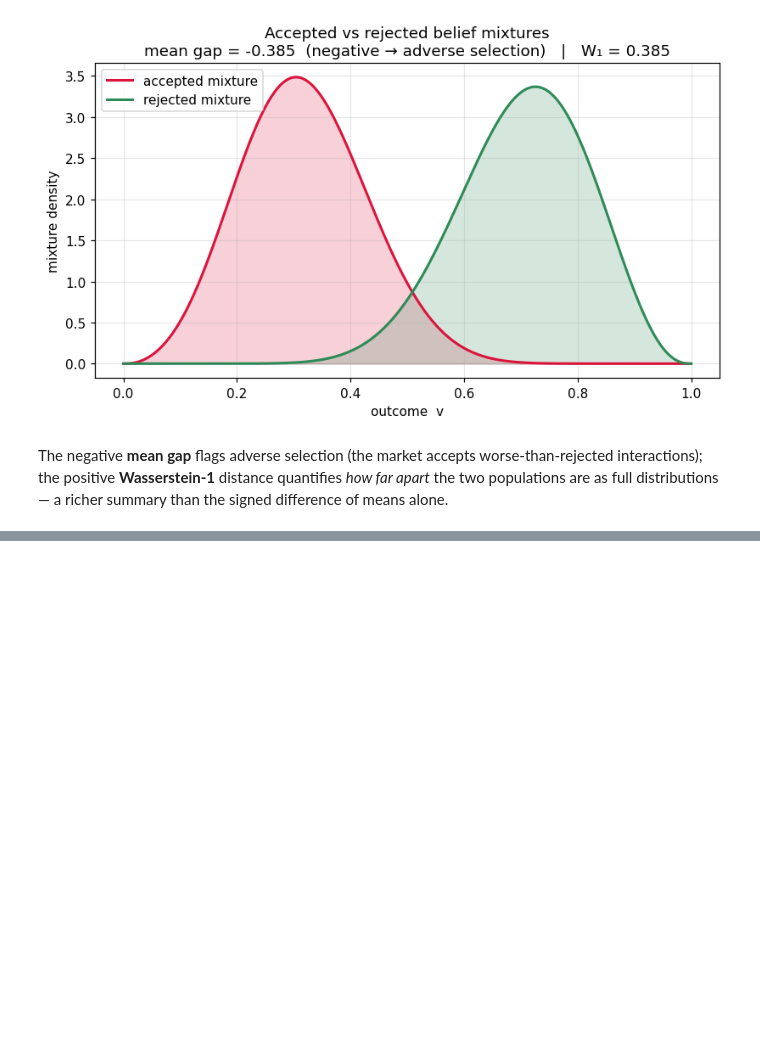
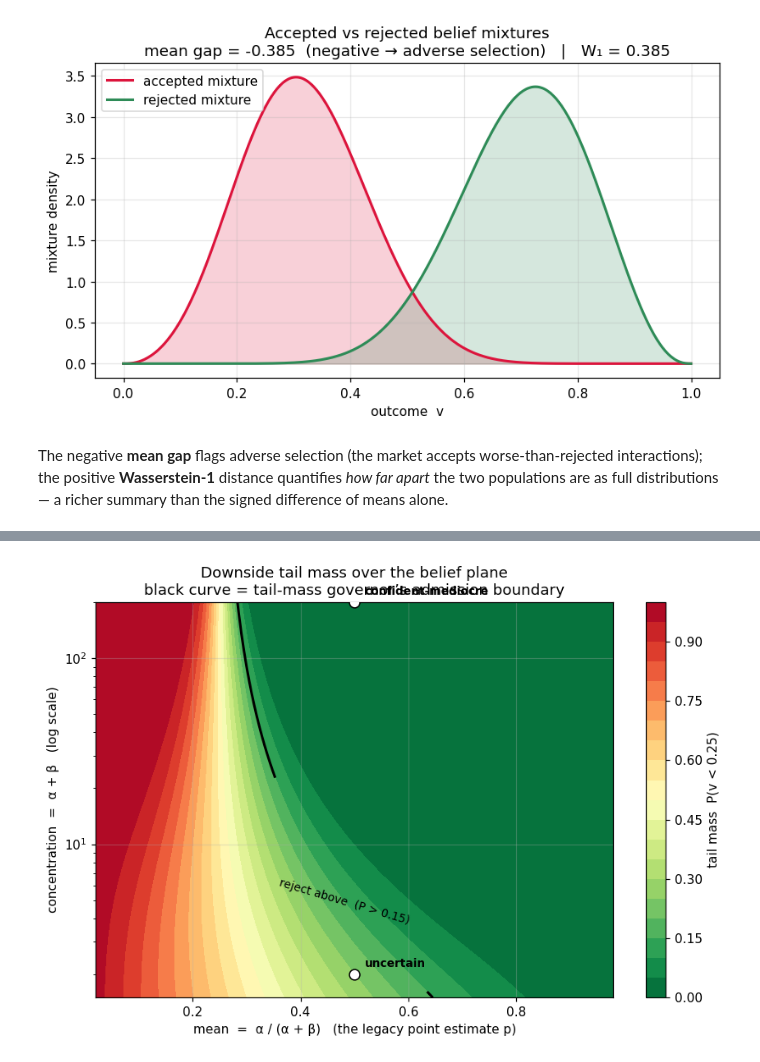
Before and after one commit to rsavitt/beta-swarm, a Jupyter notebook: examples/belief_shapes.ipynb, the cells around one changed output, grey strips where cells are left out. Saved outputs shown, nothing was run; the diff lists cells and outputs as text; code cells hidden in the pictures; blank space fills up the shorter version.

```diff
--- a/examples/belief_shapes.ipynb
+++ b/examples/belief_shapes.ipynb
@@ -131,0 +141,32 @@ The negative **mean gap** flags adverse selection (the market accepts worse-than
+# %%
+mean_grid = np.linspace(0.02, 0.98, 200)
+conc_grid = np.logspace(np.log10(1.5), np.log10(200), 200)  # log scale: certainty spans orders of magnitude
+MM, CC = np.meshgrid(mean_grid, conc_grid)
+
+# Tail mass P(v < tau) at every (mean, concentration) point.
+TM = np.vectorize(lambda m, c: BetaBelief.from_mean_concentration(m, c).tail_mass(tau))(MM, CC)
+
+fig, ax = plt.subplots(figsize=(8, 5.5))
+filled = ax.contourf(MM, CC, TM, levels=np.linspace(0, 1, 21), cmap='RdYlGn_r')
+cbar = fig.colorbar(filled, ax=ax); cbar.set_label(f'tail mass  P(v < {tau})')
+
+# Overlay the governor's admission boundary: the max_tail_mass contour.
+max_tail = 0.15
+boundary = ax.contour(MM, CC, TM, levels=[max_tail], colors='black', linewidths=2)
+ax.clabel(boundary, fmt=f'reject above  (P > {max_tail})', fontsize=9)
+
+# Mark the two same-mean beliefs from section 1.
+for name, b in pairs:
+    ax.scatter(b.mean, b.concentration, s=70, edgecolor='k', zorder=5,
+               color='white')
+    ax.annotate(name, (b.mean, b.concentration), textcoords='offset points',
+                xytext=(8, 6), fontsize=9, fontweight='bold')
+
+ax.set_yscale('log')
+ax.set_xlabel('mean  =  α / (α + β)   (the legacy point estimate p)')
+ax.set_ylabel('concentration  =  α + β   (log scale)')
+ax.set_title('Downside tail mass over the belief plane\n'
+             'black curve = tail-mass governor’s admission boundary')
+fig.tight_layout(); plt.show()
+# %% [output]
+[figure, added]
```
Also changed, not shown: parts of 1 cell of this notebook.
